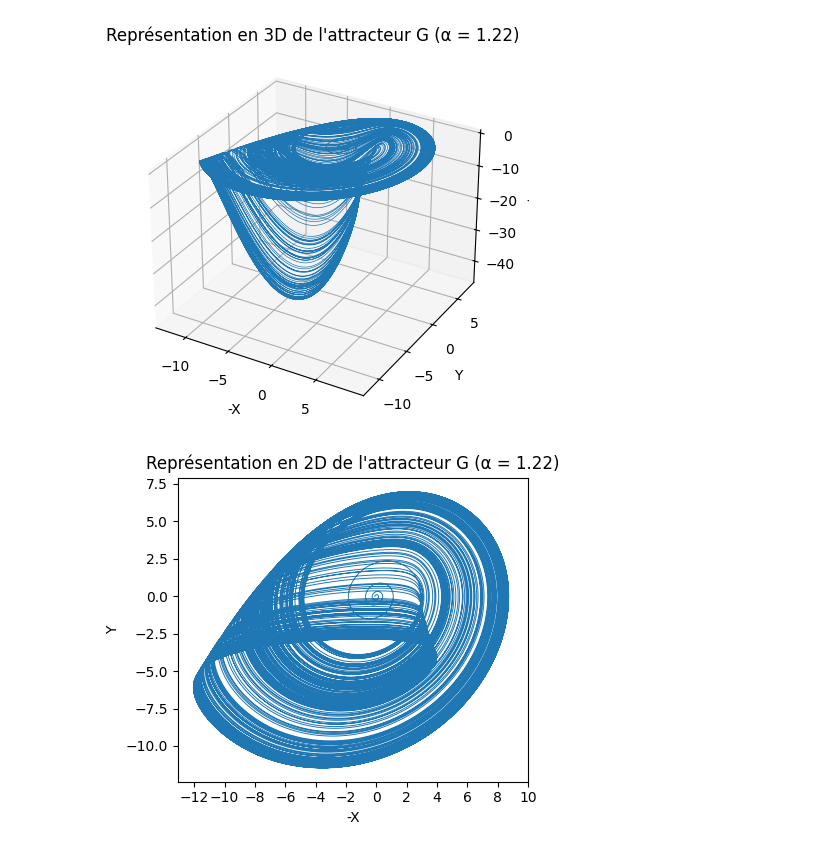
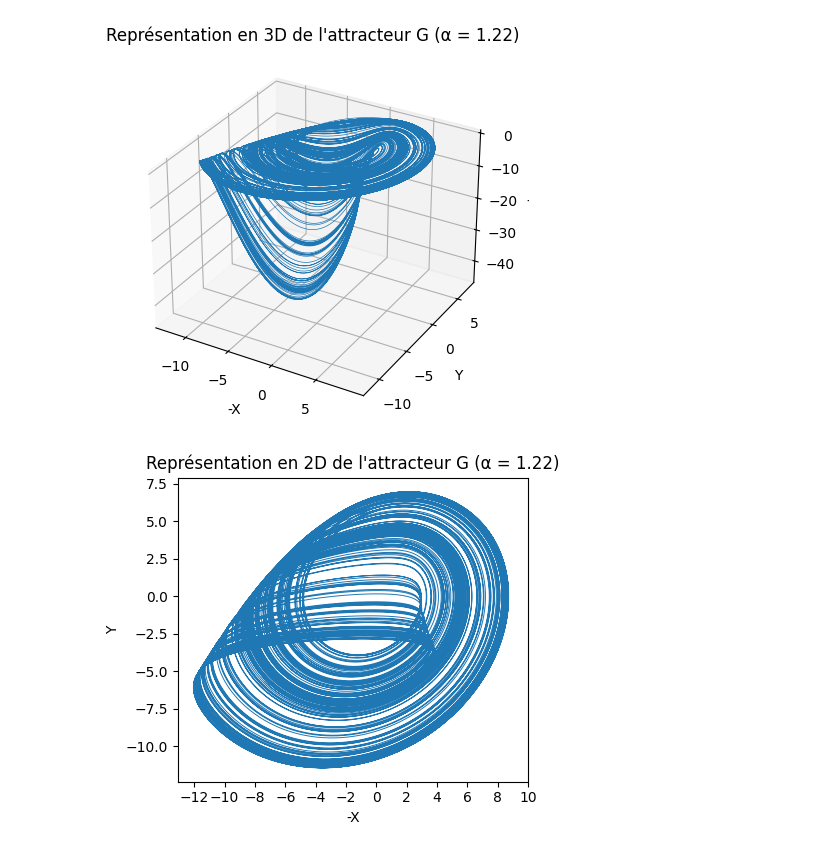
Before and after one commit to nadir-ogd/Analyse-des-attracteurs, a Jupyter notebook: code.ipynb, the cells around one changed output. Drawn from its saved outputs; the diff is of its cells as text; code cells hidden in the pictures.

Commit message:
initial conditions changed

```diff
--- a/code.ipynb
+++ b/code.ipynb
@@ -18,7 +18,7 @@ def rossler_attractor(t, u, alpha):
 
 # Paramètres
 alpha = 1.22
-initial_conditions = [0.1, 0.0, 0.0]
+initial_conditions = [5.288888888, 0, 0]
 t_span = (0, 1000)
 num_points = 100000
 
@@ -36,7 +36,7 @@ ax.set_title("Représentation en 3D de l'attracteur G (α = 1.22)")
 
 plt.show()
 # %% [output]
-[figure, old version]
+[figure, new version]
 # %%
 import numpy as np
 from scipy.integrate import solve_ivp
@@ -51,32 +51,32 @@ def rossler_attractor(t, u, alpha):
     dx_dt = -y - z
     dy_dt = x + a * y
     dz_dt = b + z * (x - c)
 
     return [dx_dt, dy_dt, dz_dt]
 
 # Paramètres
 alpha = 1.22
-initial_conditions = [0.1, 0, 0]
+initial_conditions = [5.288888888, 0, 0]
 t_span = (0, 1000)
 num_points = 100000
 
 # Résoudre les équations différentielles
 sol = solve_ivp(rossler_attractor, t_span, initial_conditions, args=(alpha,), t_eval=np.linspace(t_span[0], t_span[1], num_points))
 
 # Visualisation en 3D de l'attracteur chaotique
 fig = plt.figure(figsize=(12, 4))
 
 # 2D projection X-Y
 ax1 = fig.add_subplot(131)
 ax1.plot(-sol.y[0], sol.y[1], lw=0.7)
 ax1.set_xlabel('-X')
 ax1.set_ylabel('Y')
 ax1.set_title("Représentation en 2D de l'attracteur G (α = 1.22)")
 
 # Set x-axis points from -12 to 10 with an interval of 2
 ax1.set_xticks(np.arange(-12, 12, step=2))
 
 plt.tight_layout()
 plt.show()
 # %% [output]
-[figure, old version]
+[figure, new version]
```
